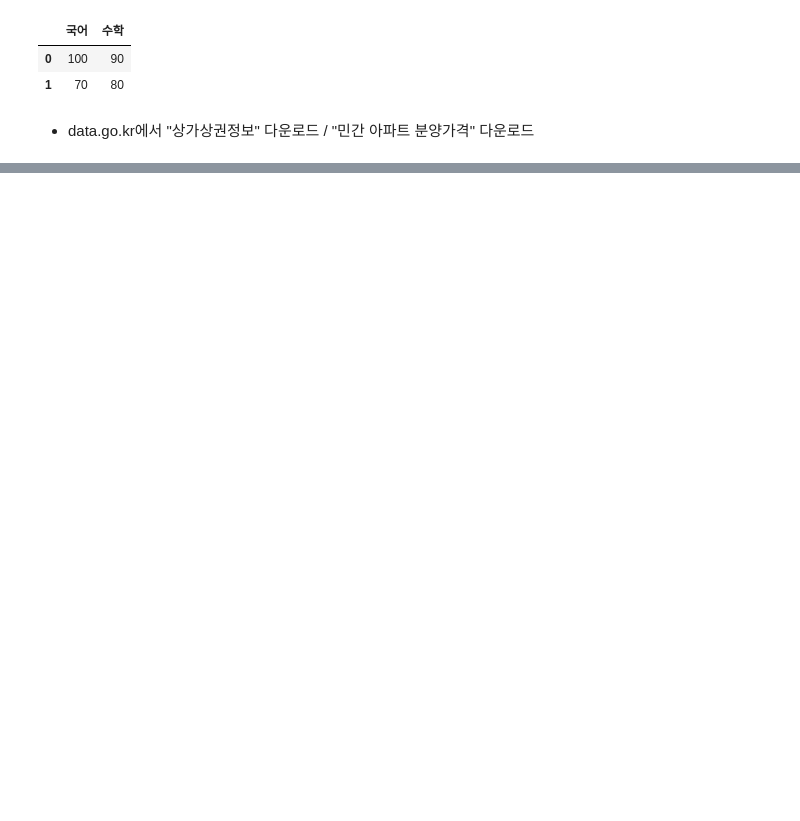
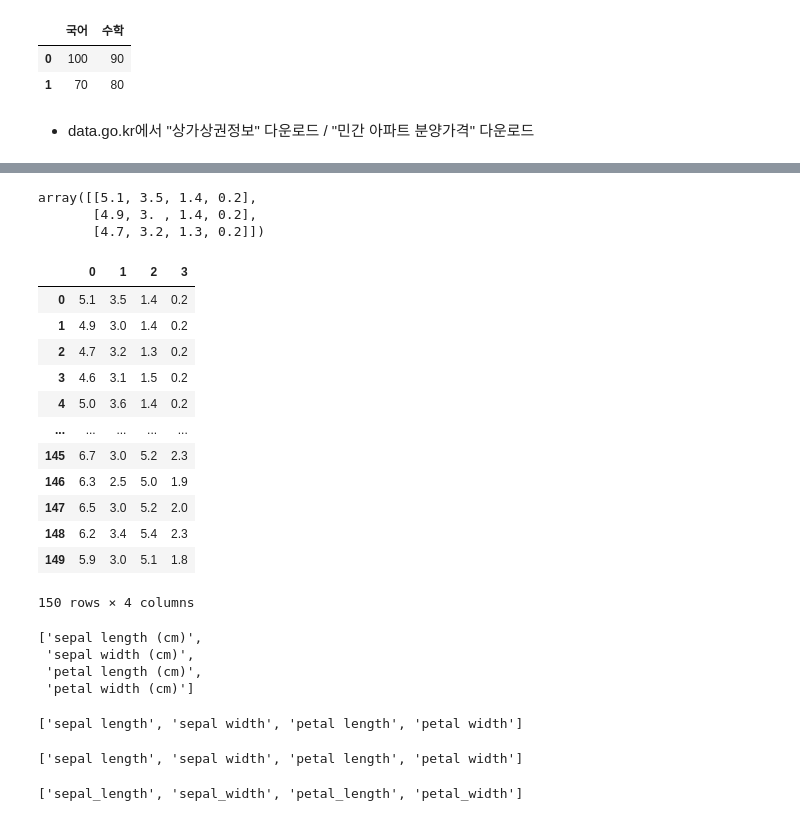
Before and after one commit to jack8704/ai, a Jupyter notebook: source/01_python/ch11_데이터프레임과 시리즈(Pandas)_1절~8절.ipynb, the cells around one changed output, grey strips where cells are left out. Drawn from its saved outputs; the diff is of its cells as text; code cells hidden in the pictures; blank space fills up the shorter version.

```diff
--- a/source/01_python/ch11_데이터프레임과 시리즈(Pandas)_1절~8절.ipynb
+++ b/source/01_python/ch11_데이터프레임과 시리즈(Pandas)_1절~8절.ipynb
@@ -269,0 +442,6 @@ df.head(1) #상위 1행만 출력
+# %%
+from sklearn import datasets
+#import sklearn,datasets as datesets  #: 머신러닝을 공부하기 위한 학습용 데이터 셋을 제공
+# sklearn의 패키지의 데이터셋: 독립변수(입력변수)와 종속변수(타겟변수)가 분리된 딕셔너리 형태로 제공
+iris=datasets.load_iris() # 딕셔너리 형태
+iris.keys()
@@ -269,0 +470,45 @@ df.head(1) #상위 1행만 출력
+# %%
+iris.data # 독립변수
+iris['data'][:3]
+# %% [output]
+array([[5.1, 3.5, 1.4, 0.2],
+       [4.9, 3. , 1.4, 0.2],
+       [4.7, 3.2, 1.3, 0.2]])
+# %%
+import pandas as pd
+pd.DataFrame(iris.data)
+# %% [output]
+|  | 0 | 1 | 2 | 3 |
+| 0 | 5.1 | 3.5 | 1.4 | 0.2 |
+| 1 | 4.9 | 3.0 | 1.4 | 0.2 |
+| 2 | 4.7 | 3.2 | 1.3 | 0.2 |
+| 3 | 4.6 | 3.1 | 1.5 | 0.2 |
+| 4 | 5.0 | 3.6 | 1.4 | 0.2 |
+| ... | ... | ... | ... | ... |
+| 145 | 6.7 | 3.0 | 5.2 | 2.3 |
+| 146 | 6.3 | 2.5 | 5.0 | 1.9 |
+| 147 | 6.5 | 3.0 | 5.2 | 2.0 |
+| 148 | 6.2 | 3.4 | 5.4 | 2.3 |
+| 149 | 5.9 | 3.0 | 5.1 | 1.8 |
+150 rows × 4 columns
+# %%
+iris.feature_names  #독립변수의 열이름  이름속에 스페이스바가 있어 수정필요
+iris['feature_names']
+# %% [output]
+['sepal length (cm)',
+ 'sepal width (cm)',
+ 'petal length (cm)',
+ 'petal width (cm)']
+# %%
+#데이터프레임에서 열이름(독립변수)
+[col[:-5] for col in iris.feature_names]  #(cm) 빼기
+# %% [output]
+['sepal length', 'sepal width', 'petal length', 'petal width']
+# %%
+[col[:12].strip() for col in iris.feature_names]  # 위와 같은 방식
+# %% [output]
+['sepal length', 'sepal width', 'petal length', 'petal width']
+# %%
+[col[:-5].replace(" ","_") for col in iris.feature_names]  # 스페이스를 언더바로 바꿔
+# %% [output]
+['sepal_length', 'sepal_width', 'petal_length', 'petal_width']
```
Also changed, not shown: parts of 179 cells of this notebook, 4 other files.
